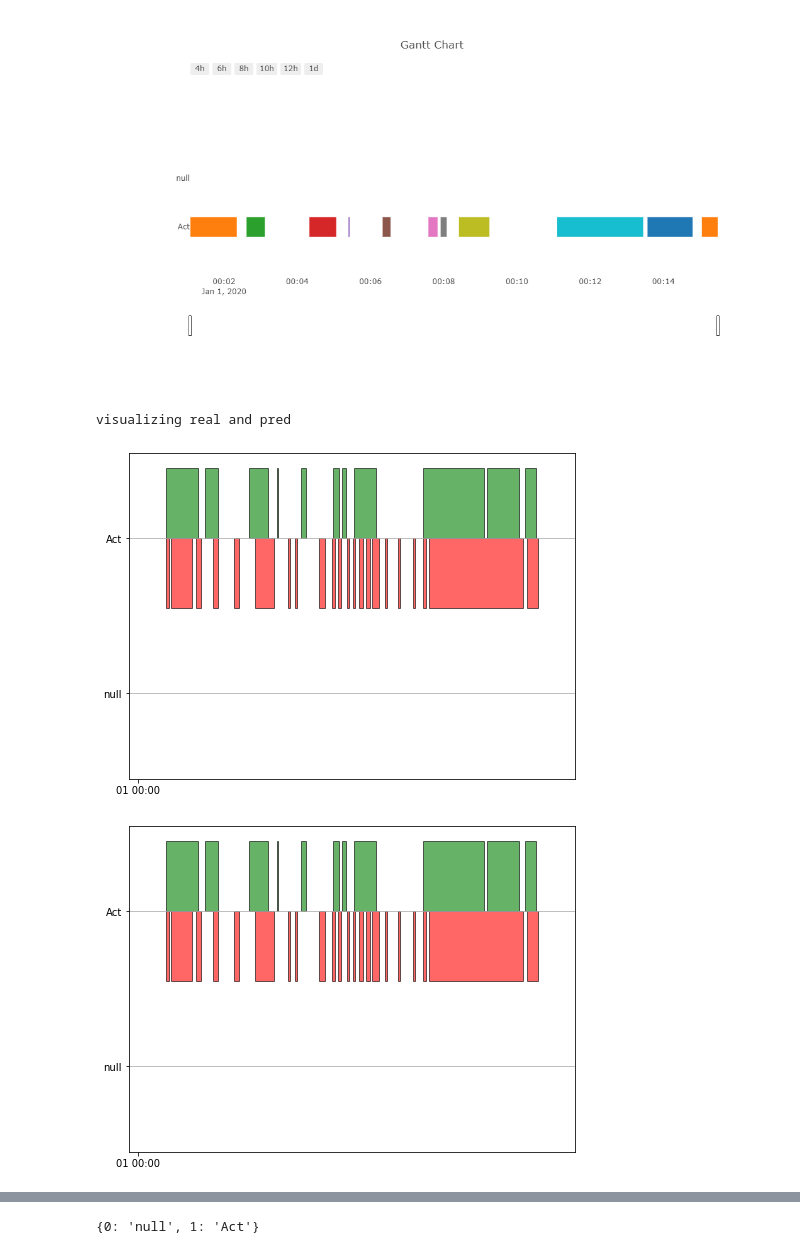
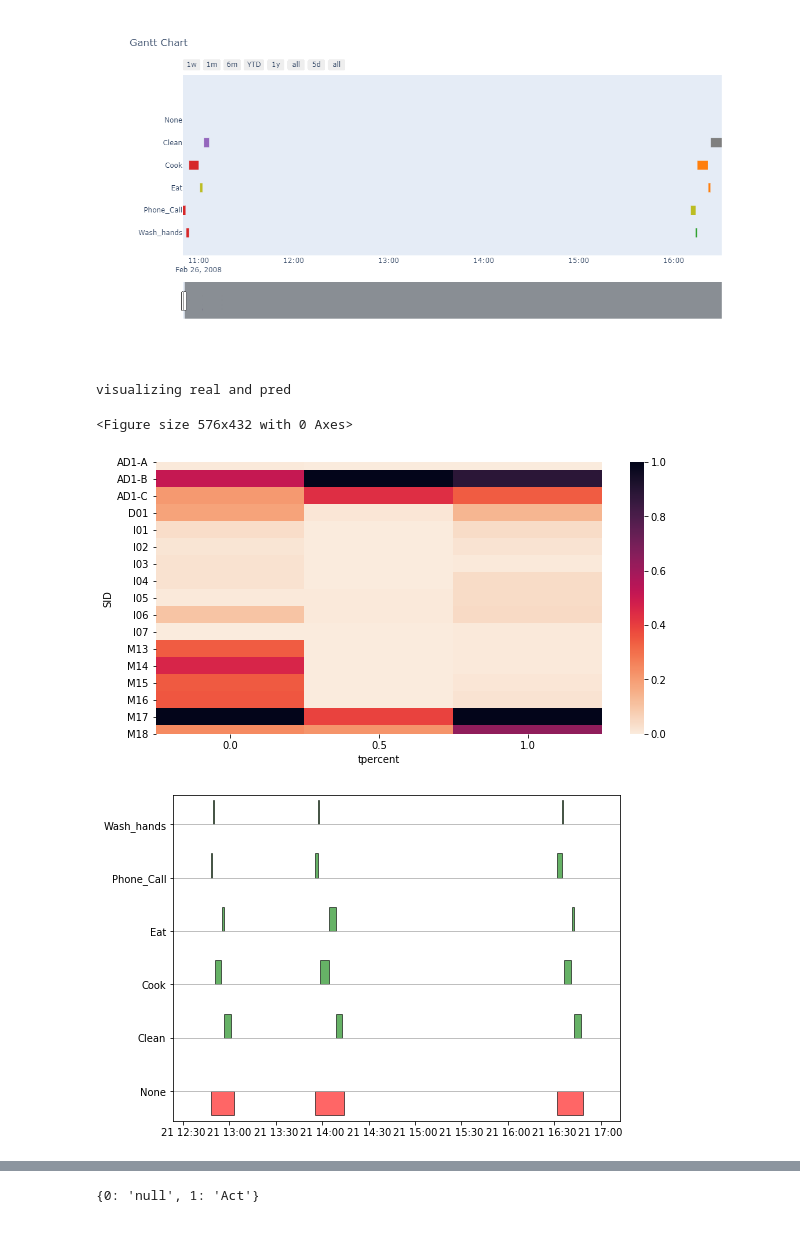
Before and after one commit to modaresimr/UnifiedAR, a Jupyter notebook: result_viewer.ipynb, the cells around one changed output, grey strips where cells are left out. Drawn from its saved outputs; the diff is of its cells as text; code cells hidden in the pictures.

```diff
--- a/result_viewer.ipynb
+++ b/result_viewer.ipynb
@@ -5,14 +5,13 @@ pylab.rcParams['figure.figsize'] = (8, 6)
 import  general.utils as utils
 import  datatool.testdata as testdata
 import result_analyse.visualisation as vs
-#dataset,real_events,pred_events=utils.loadState('r1')
-dataset,a,b=testdata.load()
-real_events=dataset.activity_events
-pred_events=a
-#pred_events=b
+
+savedfile='CASASr1'
+#result='A4Hr1'
+dataset,real_events,pred_events=utils.loadState(savedfile)
+
 
 
 vs.my_result_analyse(dataset,real_events,pred_events)
-vs.my_result_analyse(dataset,real_events,b)
 # %% [output]
 Populating the interactive namespace from numpy and matplotlib
@@ -19,4 +35,5 @@ Populating the interactive namespace from numpy and matplotlib
-[figure, old version]
+[figure, new version]
 visualizing real and pred
+<Figure size 576x432 with 0 Axes>
-[figure, old version]
+[figure, new version]
-[figure, old version]
+[figure, new version]
```
Also changed, not shown: parts of 3 cells of this notebook, 45 other files.
